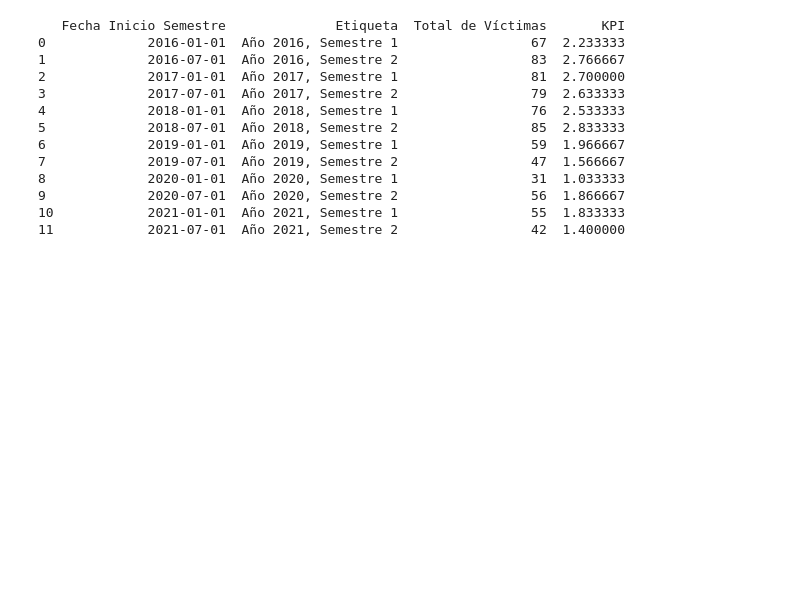
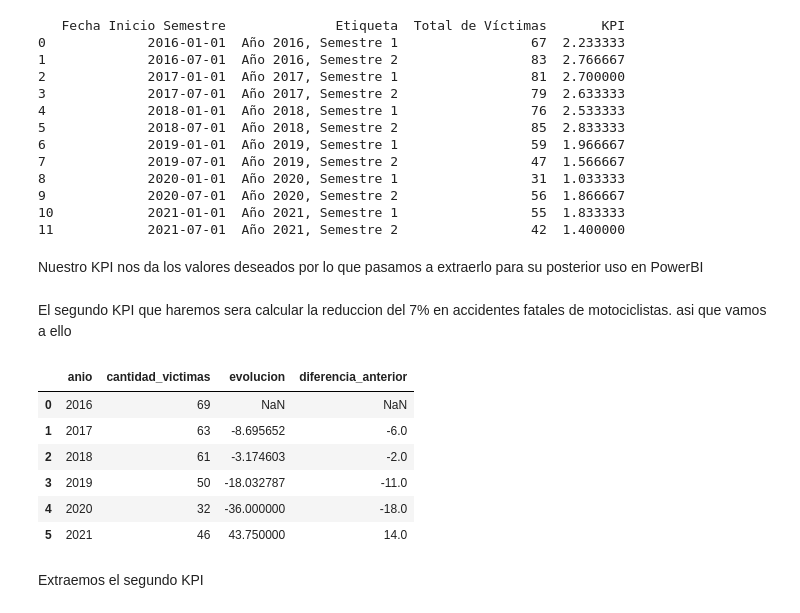
Before and after one commit to fransindi/PI_DA_siniestros_viales, a Jupyter notebook: homicidios.ipynb, the cells around one changed output. Drawn from its saved outputs; the diff is of its cells as text; code cells hidden in the pictures; blank space fills up the shorter version.

```diff
--- a/homicidios.ipynb
+++ b/homicidios.ipynb
@@ -560,20 +593,35 @@ print(kpi_df)
 9             2020-07-01  Año 2020, Semestre 2                 56  1.866667
 10            2021-01-01  Año 2021, Semestre 1                 55  1.833333
 11            2021-07-01  Año 2021, Semestre 2                 42  1.400000
+# %% [markdown]
+Nuestro KPI nos da los valores deseados por lo que pasamos a extraerlo para su posterior uso en PowerBI
 # %%
 kpi_df.to_csv('data_extraida/kpi1.csv')
+# %% [markdown]
+El segundo KPI que haremos sera calcular la reduccion del 7% en accidentes fatales de motociclistas. asi que vamos a ello
 # %%
+# creamos una mascara para extraer las victimas que sean motociclistas de nuestro dataframe
 df_motociclistas = homicidios[homicidios['victima'] == 'MOTO']
 
 # Obtenemos el año actual
 grupo_anio = df_motociclistas.groupby('anio')['n_victimas'].sum().reset_index()
 
-# Calculamos la evolución y la diferencia con respecto al año anterior
+
 grupo_anio['evolucion'] = grupo_anio['n_victimas'].pct_change() * 100
 grupo_anio['diferencia_anterior'] = grupo_anio['n_victimas'].diff()
 
-# Renombramos las columnas
+
 grupo_anio.columns = ['anio', 'cantidad_victimas', 'evolucion', 'diferencia_anterior']
 
-# Imprimimos la tabla resultante
-grupo_anio.to_csv('data_extraida/kpi2.csv')
+
+grupo_anio
+# %% [output]
+|  | anio | cantidad_victimas | evolucion | diferencia_anterior |
+| 0 | 2016 | 69 | NaN | NaN |
+| 1 | 2017 | 63 | -8.695652 | -6.0 |
+| 2 | 2018 | 61 | -3.174603 | -2.0 |
+| 3 | 2019 | 50 | -18.032787 | -11.0 |
+| 4 | 2020 | 32 | -36.000000 | -18.0 |
+| 5 | 2021 | 46 | 43.750000 | 14.0 |
+# %% [markdown]
+Extraemos el segundo KPI
```
Also changed, not shown: parts of 15 cells of this notebook, 1 other file.
